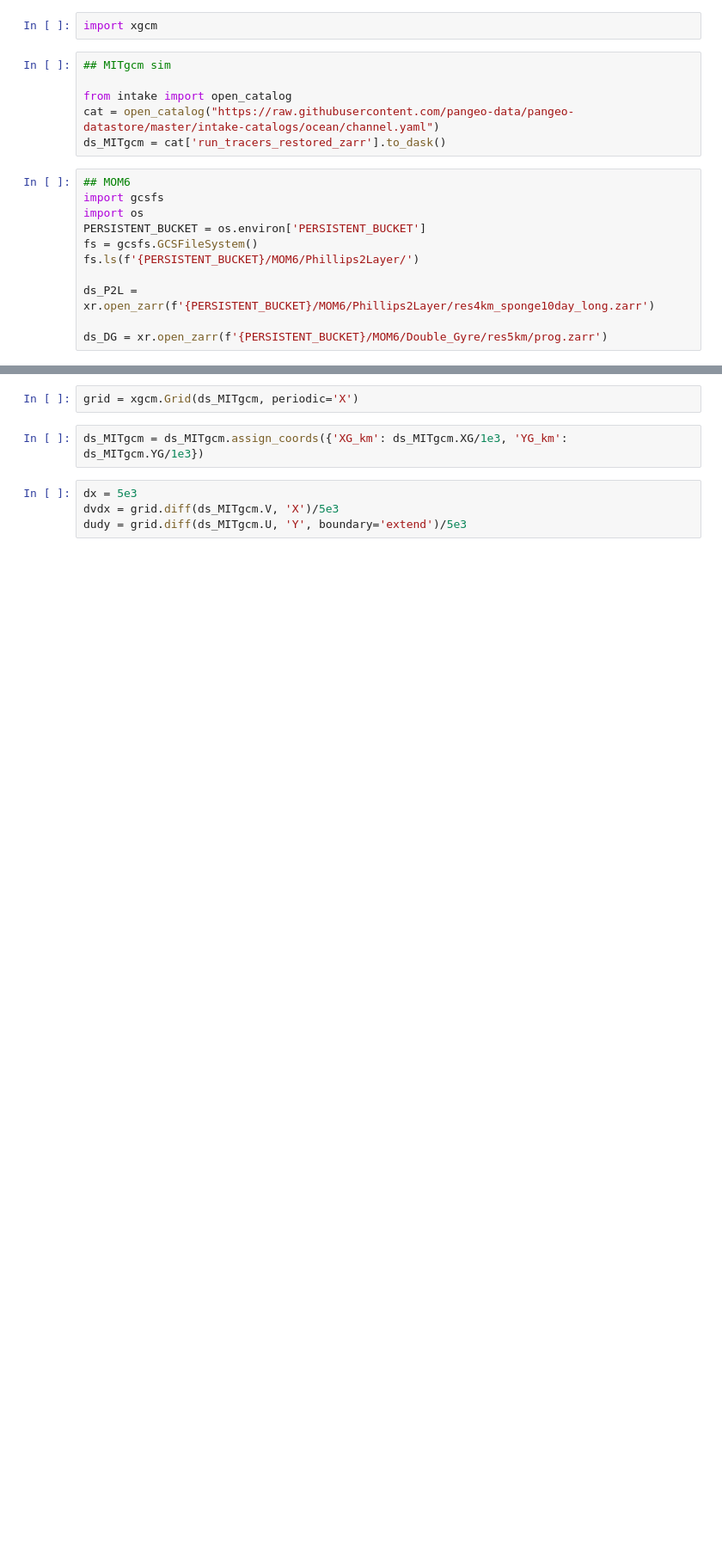
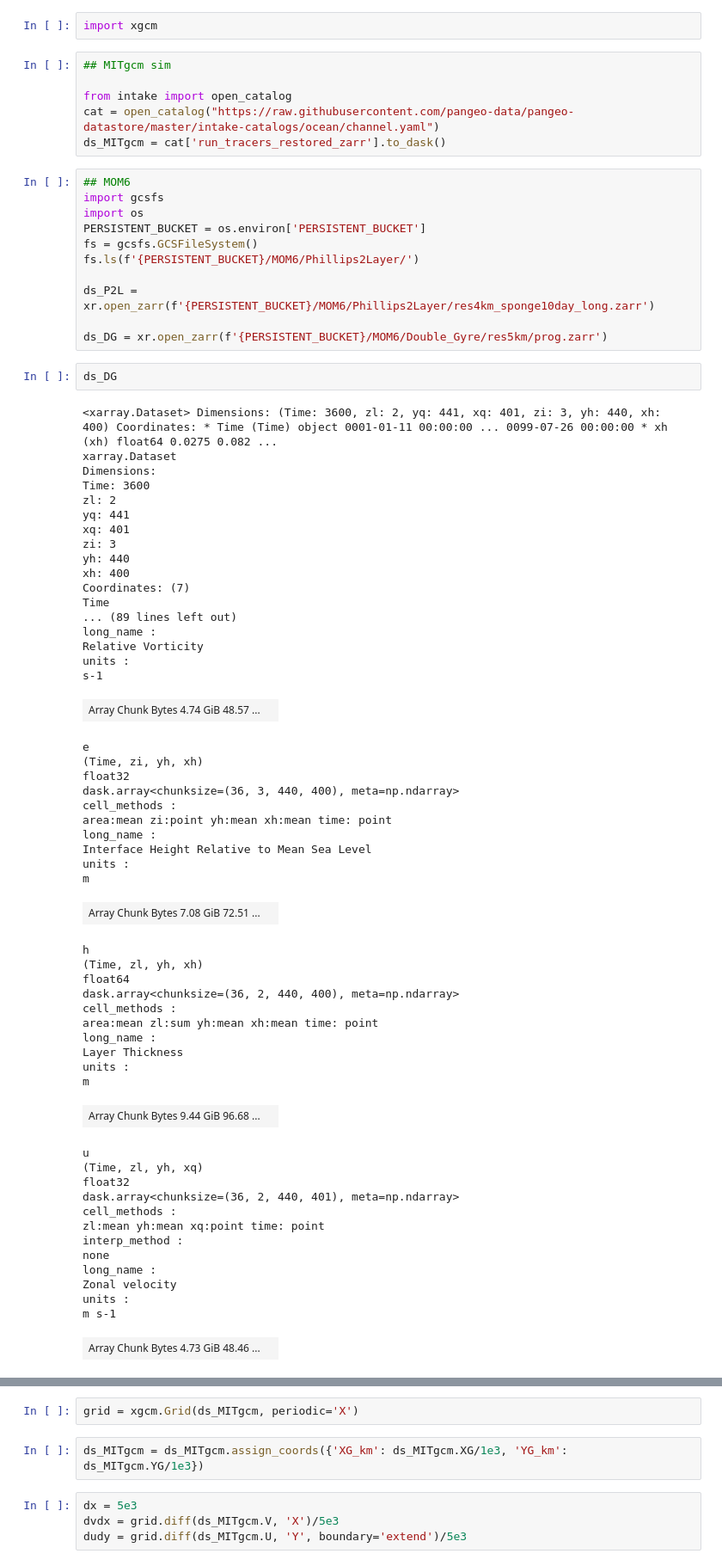
Before and after one commit to dhruvbalwada/mesoscale_buoyancy_param_ML, a Jupyter notebook: intro_figures/simulation_state_plots.ipynb, the cells around one changed output, grey strips where cells are left out. Shown: that part at 86% size. Saved outputs shown, nothing was run; the diff lists cells and outputs as text; blank space fills up the shorter version.

```diff
--- a/intro_figures/simulation_state_plots.ipynb
+++ b/intro_figures/simulation_state_plots.ipynb
@@ -23,3 +23,59 @@ fs.ls(f'{PERSISTENT_BUCKET}/MOM6/Phillips2Layer/')
 ds_P2L = xr.open_zarr(f'{PERSISTENT_BUCKET}/MOM6/Phillips2Layer/res4km_sponge10day_long.zarr')
 
 ds_DG = xr.open_zarr(f'{PERSISTENT_BUCKET}/MOM6/Double_Gyre/res5km/prog.zarr')
+# %%
+ds_DG
+# %% [output]
+<xarray.Dataset> Dimensions: (Time: 3600, zl: 2, yq: 441, xq: 401, zi: 3, yh: 440, xh: 400) Coordinates: * Time (Time) object 0001-01-11 00:00:00 ... 0099-07-26 00:00:00 * xh (xh) float64 0.0275 0.082 ...
+xarray.Dataset
+Dimensions:
+Time: 3600
+zl: 2
+yq: 441
+xq: 401
+zi: 3
+yh: 440
+xh: 400
+Coordinates: (7)
+Time
+... (89 lines left out)
+long_name :
+Relative Vorticity
+units :
+s-1
+| Array Chunk Bytes 4.74 GiB 48.57 ... |  |
+e
+(Time, zi, yh, xh)
+float32
+dask.array<chunksize=(36, 3, 440, 400), meta=np.ndarray>
+cell_methods :
+area:mean zi:point yh:mean xh:mean time: point
+long_name :
+Interface Height Relative to Mean Sea Level
+units :
+m
+| Array Chunk Bytes 7.08 GiB 72.51 ... |  |
+h
+(Time, zl, yh, xh)
+float64
+dask.array<chunksize=(36, 2, 440, 400), meta=np.ndarray>
+cell_methods :
+area:mean zl:sum yh:mean xh:mean time: point
+long_name :
+Layer Thickness
+units :
+m
+| Array Chunk Bytes 9.44 GiB 96.68 ... |  |
+u
+(Time, zl, yh, xq)
+float32
+dask.array<chunksize=(36, 2, 440, 401), meta=np.ndarray>
+cell_methods :
+zl:mean yh:mean xq:point time: point
+interp_method :
+none
+long_name :
+Zonal velocity
+units :
+m s-1
+| Array Chunk Bytes 4.73 GiB 48.46 ... |  |
```
Also changed, not shown: parts of 1 cell of this notebook, 15 other files.
